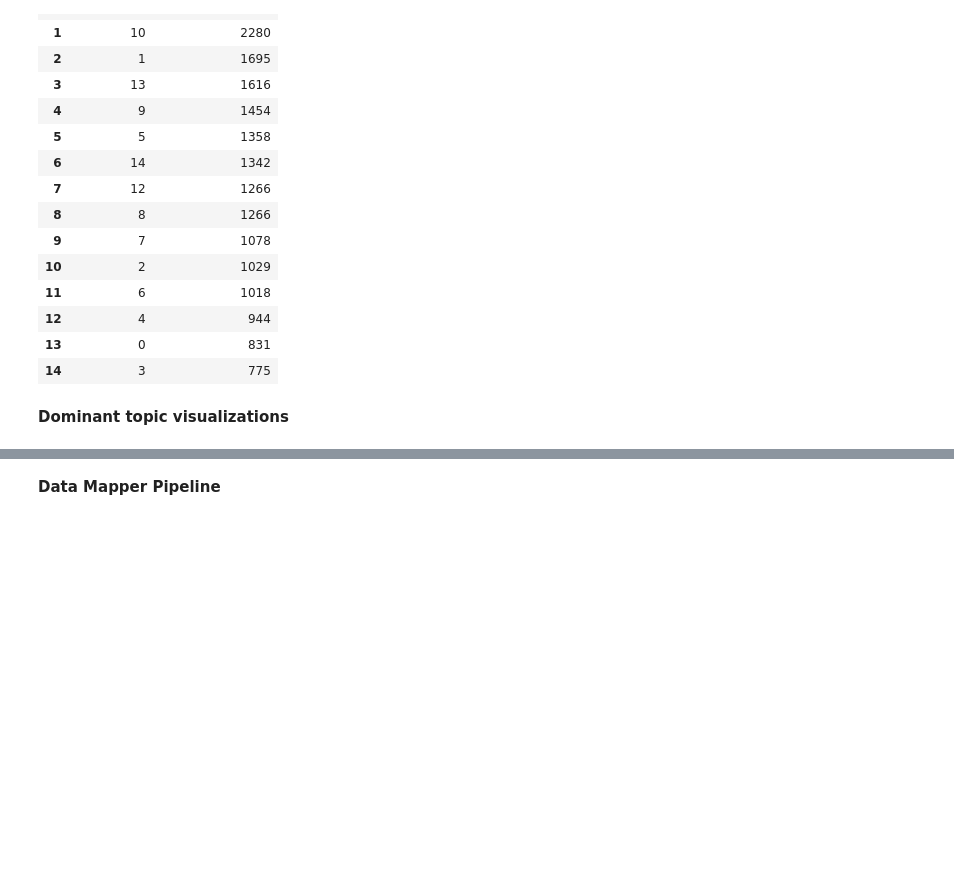
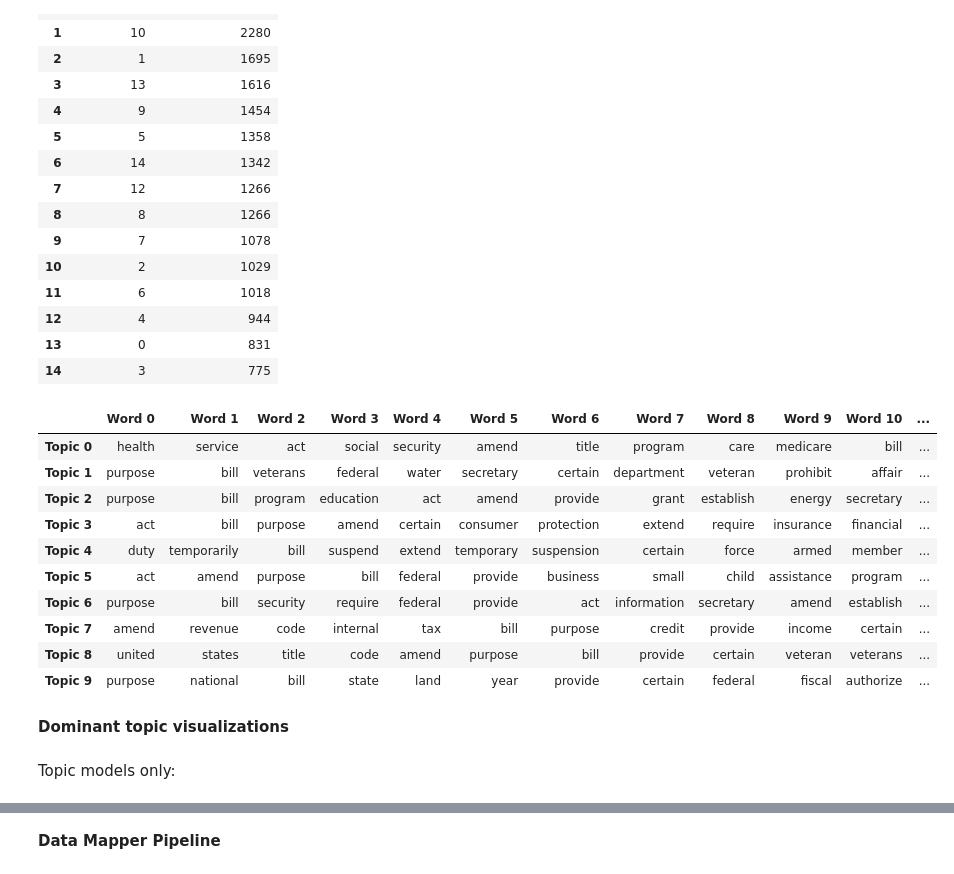
Before and after one commit to mellymillionz/Congressional_Bill_Passage_Analysis, a Jupyter notebook: Topic_Modeling_Summaries.ipynb, the cells around one changed output, grey strips where cells are left out. Saved outputs shown, nothing was run; the diff lists cells and outputs as text; code cells hidden in the pictures; blank space fills up the shorter version.

```diff
--- a/Topic_Modeling_Summaries.ipynb
+++ b/Topic_Modeling_Summaries.ipynb
@@ -622,8 +653,39 @@ df_topic_distribution
 | 12 | 4 | 944 |
 | 13 | 0 | 831 |
 | 14 | 3 | 775 |
+# %%
+# Show top n keywords for each topic
+def show_topics(vectorizer=vectorizer, lda_model=best_lda_model, n_words=20):
+    keywords = np.array(vectorizer.get_feature_names())
+    topic_keywords = []
+    for topic_weights in best_lda_model.components_:
+        top_keyword_locs = (-topic_weights).argsort()[:n_words]
+        topic_keywords.append(keywords.take(top_keyword_locs))
+    return topic_keywords
+
+topic_keywords = show_topics(vectorizer=vectorizer, lda_model=best_lda_model, n_words=15)
+
+# Topic - Keywords Dataframe
+df_topic_keywords = pd.DataFrame(topic_keywords)
+df_topic_keywords.columns = ['Word '+str(i) for i in range(df_topic_keywords.shape[1])]
+df_topic_keywords.index = ['Topic '+str(i) for i in range(df_topic_keywords.shape[0])]
+df_topic_keywords
+# %% [output]
+|  | Word 0 | Word 1 | Word 2 | Word 3 | Word 4 | Word 5 | Word 6 | Word 7 | Word 8 | Word 9 | Word 10 | ... |
+| Topic 0 | health | service | act | social | security | amend | title | program | care | medicare | bill | ... |
+| Topic 1 | purpose | bill | veterans | federal | water | secretary | certain | department | veteran | prohibit | affair | ... |
+| Topic 2 | purpose | bill | program | education | act | amend | provide | grant | establish | energy | secretary | ... |
+| Topic 3 | act | bill | purpose | amend | certain | consumer | protection | extend | require | insurance | financial | ... |
+| Topic 4 | duty | temporarily | bill | suspend | extend | temporary | suspension | certain | force | armed | member | ... |
+| Topic 5 | act | amend | purpose | bill | federal | provide | business | small | child | assistance | program | ... |
+| Topic 6 | purpose | bill | security | require | federal | provide | act | information | secretary | amend | establish | ... |
+| Topic 7 | amend | revenue | code | internal | tax | bill | purpose | credit | provide | income | certain | ... |
+| Topic 8 | united | states | title | code | amend | purpose | bill | provide | certain | veteran | veterans | ... |
+| Topic 9 | purpose | national | bill | state | land | year | provide | certain | federal | fiscal | authorize | ... |
 # %% [markdown]
 **Dominant topic visualizations**
+# %% [markdown]
+Topic models only:
 # %%
 import pyLDAvis
 import pyLDAvis.sklearn
```
Also changed, not shown: parts of 42 cells of this notebook.
